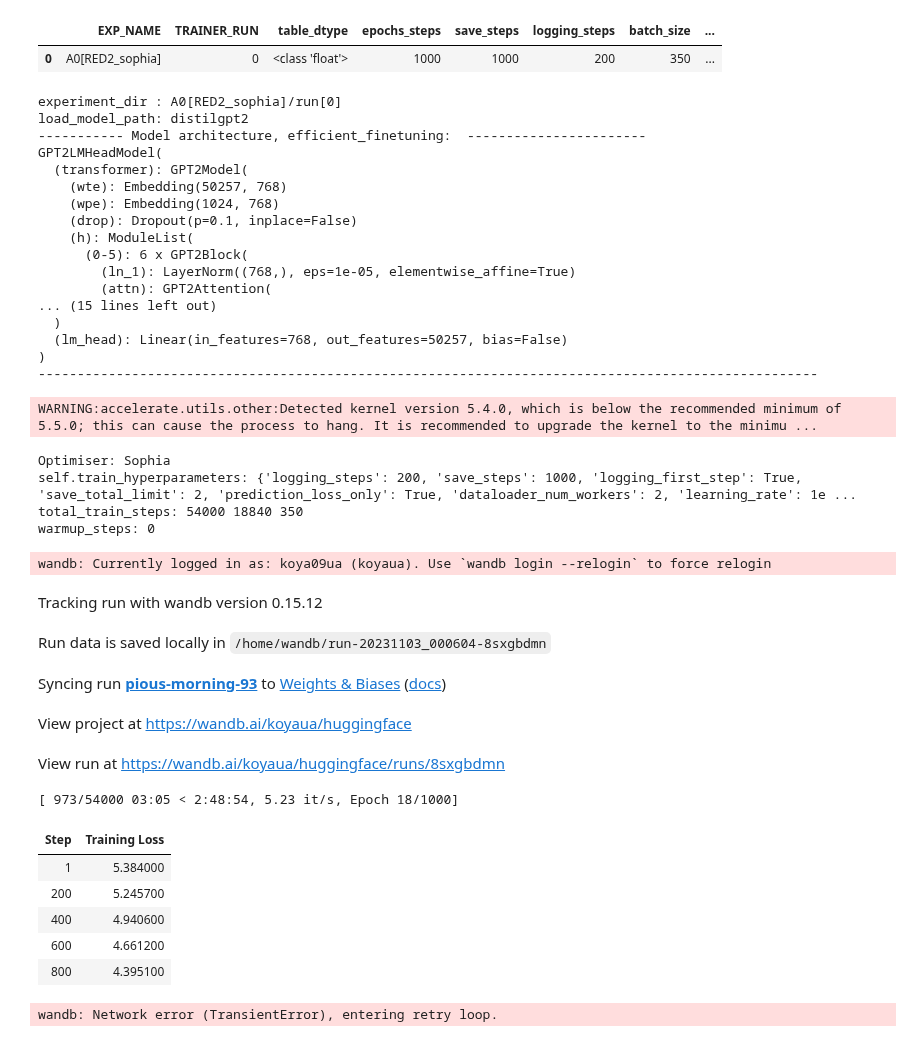
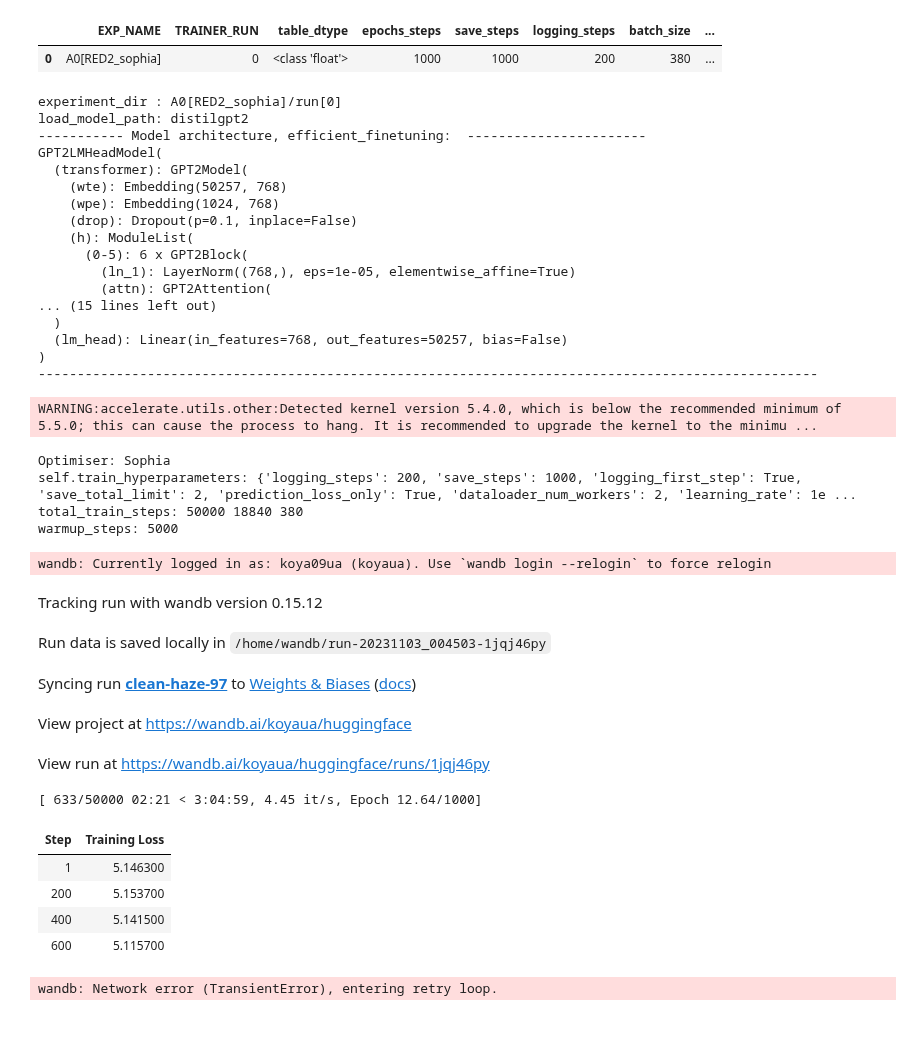
Before and after one commit to koyacolab/aispace, a Jupyter notebook: ai.ipynb, the cells around one changed output. Saved outputs shown, nothing was run; the diff lists cells and outputs as text; code cells hidden in the pictures.

```diff
--- a/ai.ipynb
+++ b/ai.ipynb
@@ -241,21 +242,17 @@ train_data
 ... (10 outputs left out)
 # %%
 #### CODE DATA 4 TRAIN #####################################
-train_columns_list = ['B02', 'B03', 'B04', 'X', 'Y', 'DOY']
+train_columns_list = ['B02', 'B03', 'B04', 'PID', 'DOY']
 data = train_data[train_columns_list].copy()
 
 display(data)
 
 # Create a new DataFrame with four columns
-data = data.melt(id_vars=['X', 'Y', 'DOY'], value_vars=['B02', 'B03', 'B04'],
+data = data.melt(id_vars=['PID', 'DOY'], value_vars=['B02', 'B03', 'B04'],
                     var_name='BNAME', value_name='BAND')
 
 data['BNAME'] = data['BNAME'].astype(str)
-
-# Add a new column 'PID' or 'Point_ID' with unique IDs for each point
-data['PID'] = data.groupby(['X', 'Y']).ngroup()
-
-print('PID:', max(sorted(data['PID'].unique())))
+#############################################################
 
 # Get only trainable columns ###########################
 train_columns_list = ['DOY', 'PID', 'BNAME', 'BAND']
@@ -343,7 +339,7 @@ logging_steps = 200 # 250 #25 #9380  #1000
 #### batch_size = 250 for T4
 batch_size = 200 #RGBN
 batch_size = 250 # 5 columns trainable
-batch_size = 350 # 4 columns trainable
+batch_size = 380 # 4 columns trainable
 #######################################
 step_checkpoint_list = [7000, 105000, 82000, 32000, 22000, 112000, 112000, 112000]
 step_checkpoint_list = [112000, 32000, 21000]
@@ -426,7 +422,7 @@ model = GReaT(llm=load_model_path,
               efficient_finetuning = efficient_finetuning,
               learning_rate=learning_rate,
               # lr_scheduler_type=lr_scheduler_type,
-              warmup_steps = 0,
+              warmup_steps = 5000,
               # warmup_ratio=0.05,
               seed=current_time,
               data_seed=current_time+int(time.time()),
@@ -449,45 +445,44 @@ else:
 
 model.save(f'{experiment_dir}/model')
 
 TRAINER_DICT.to_csv(f'{experiment_dir}.csv')
 # %% [output]
 |  | EXP_NAME | TRAINER_RUN | table_dtype | epochs_steps | save_steps | logging_steps | batch_size | ... |
-| 0 | A0[RED2_sophia] | 0 | <class 'float'> | 1000 | 1000 | 200 | 350 | ... |
+| 0 | A0[RED2_sophia] | 0 | <class 'float'> | 1000 | 1000 | 200 | 380 | ... |
 experiment_dir : A0[RED2_sophia]/run[0]
 load_model_path: distilgpt2
 ----------- Model architecture, efficient_finetuning:  -----------------------
 GPT2LMHeadModel(
   (transformer): GPT2Model(
     (wte): Embedding(50257, 768)
     (wpe): Embedding(1024, 768)
     (drop): Dropout(p=0.1, inplace=False)
     (h): ModuleList(
       (0-5): 6 x GPT2Block(
         (ln_1): LayerNorm((768,), eps=1e-05, elementwise_affine=True)
         (attn): GPT2Attention(
 ... (15 lines left out)
   )
   (lm_head): Linear(in_features=768, out_features=50257, bias=False)
 )
 ----------------------------------------------------------------------------------------------------
 WARNING:accelerate.utils.other:Detected kernel version 5.4.0, which is below the recommended minimum of 5.5.0; this can cause the process to hang. It is recommended to upgrade the kernel to the minimu ...
 Optimiser: Sophia
 self.train_hyperparameters: {'logging_steps': 200, 'save_steps': 1000, 'logging_first_step': True, 'save_total_limit': 2, 'prediction_loss_only': True, 'dataloader_num_workers': 2, 'learning_rate': 1e ...
-total_train_steps: 54000 18840 350
-warmup_steps: 0
+total_train_steps: 50000 18840 380
+warmup_steps: 5000
 wandb: Currently logged in as: koya09ua (koyaua). Use `wandb login --relogin` to force relogin
 Tracking run with wandb version 0.15.12
-Run data is saved locally in /home/wandb/run-20231103_000604-8sxgbdmn
+Run data is saved locally in /home/wandb/run-20231103_004503-1jqj46py
-Syncing run pious-morning-93 to Weights & Biases (docs)
+Syncing run clean-haze-97 to Weights & Biases (docs)
 View project at https://wandb.ai/koyaua/huggingface
-View run at https://wandb.ai/koyaua/huggingface/runs/8sxgbdmn
+View run at https://wandb.ai/koyaua/huggingface/runs/1jqj46py
-[ 973/54000 03:05 < 2:48:54, 5.23 it/s, Epoch 18/1000]
+[ 633/50000 02:21 < 3:04:59, 4.45 it/s, Epoch 12.64/1000]
 | Step | Training Loss |
-| 1 | 5.384000 |
-| 200 | 5.245700 |
-| 400 | 4.940600 |
-| 600 | 4.661200 |
-| 800 | 4.395100 |
+| 1 | 5.146300 |
+| 200 | 5.153700 |
+| 400 | 5.141500 |
+| 600 | 5.115700 |
 wandb: Network error (TransientError), entering retry loop.
 # %%
 from google.colab import runtime
```
Also changed, not shown: parts of 2 cells of this notebook, 2 other files.
